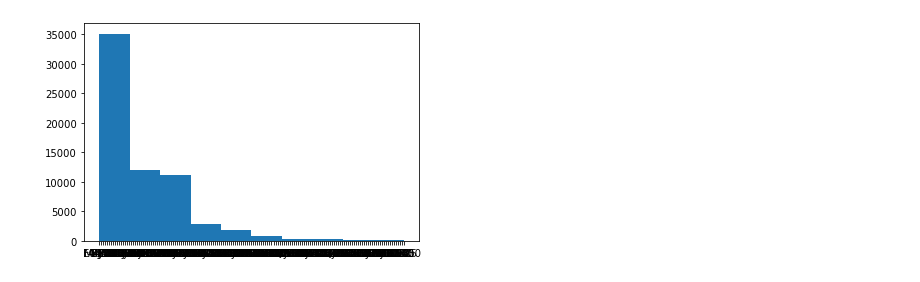
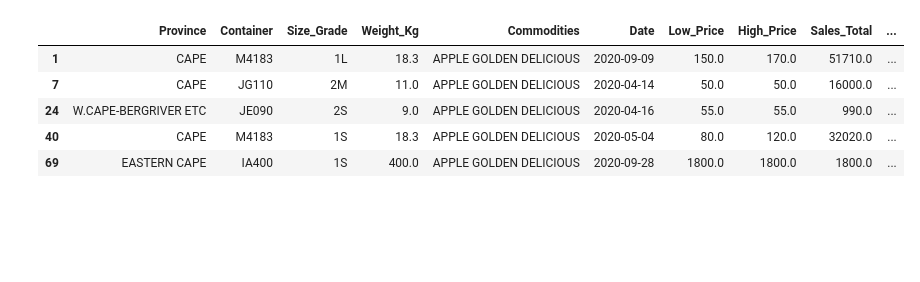
Before and after one commit to Peniel26/regression_JM1_DSFT, a Jupyter notebook: regression_notebook.ipynb, the cells around one changed output. Cells and saved outputs as stored; diff of their text form; code cells hidden in the pictures; blank space fills up the shorter version.

```diff
--- a/regression_notebook.ipynb
+++ b/regression_notebook.ipynb
@@ -31,5 +0,0 @@ memory usage: 6.4+ MB
-# %%
-plt.hist(df_train.Container)
-plt.show()
-# %% [output]
-[figure, removed]
@@ -35,0 +27,18 @@ plt.show()
+# %%
+#getting the data and viewing infomation
+# isolating only apples we want
+train_df = pd.read_csv('df-train_set.csv')
+df = train_df[train_df['Commodities'] == 'APPLE GOLDEN DELICIOUS']
+test_df = pd.read_csv('df-test_set.csv')
+test_id = test_df['Index']
+test_df = test_df.drop('Index', axis=1)
+
+
+df.head()
+# %% [output]
+|  | Province | Container | Size_Grade | Weight_Kg | Commodities | Date | Low_Price | High_Price | Sales_Total | ... |
+| 1 | CAPE | M4183 | 1L | 18.3 | APPLE GOLDEN DELICIOUS | 2020-09-09 | 150.0 | 170.0 | 51710.0 | ... |
+| 7 | CAPE | JG110 | 2M | 11.0 | APPLE GOLDEN DELICIOUS | 2020-04-14 | 50.0 | 50.0 | 16000.0 | ... |
+| 24 | W.CAPE-BERGRIVER ETC | JE090 | 2S | 9.0 | APPLE GOLDEN DELICIOUS | 2020-04-16 | 55.0 | 55.0 | 990.0 | ... |
+| 40 | CAPE | M4183 | 1S | 18.3 | APPLE GOLDEN DELICIOUS | 2020-05-04 | 80.0 | 120.0 | 32020.0 | ... |
+| 69 | EASTERN CAPE | IA400 | 1S | 400.0 | APPLE GOLDEN DELICIOUS | 2020-09-28 | 1800.0 | 1800.0 | 1800.0 | ... |
```
Also changed, not shown: parts of 20 cells of this notebook, 2 other files.
